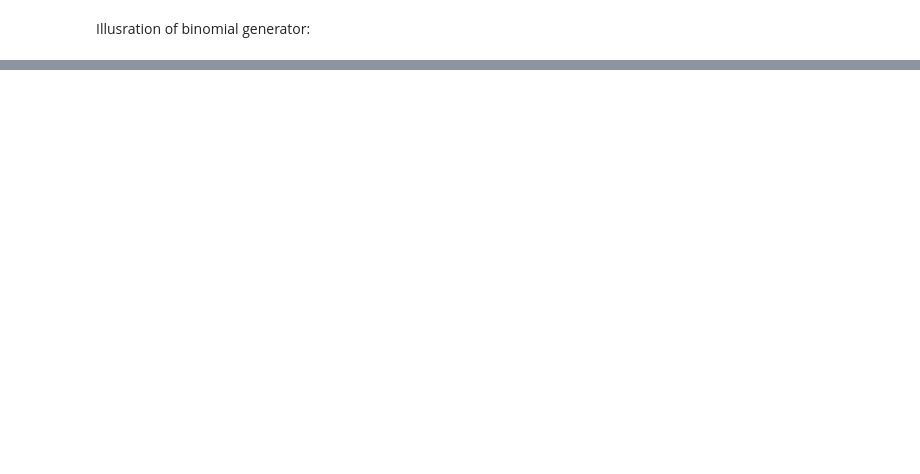
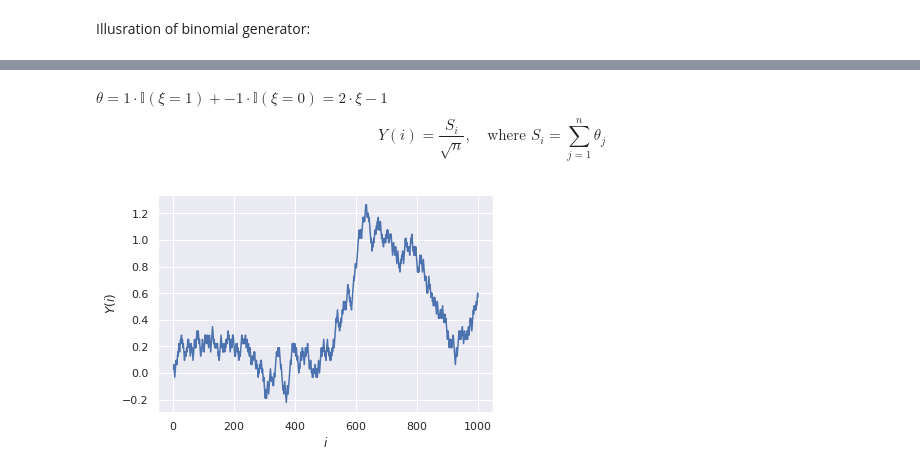
Before and after one commit to Arkadiy-Vladimirov/praktikum_7, a Jupyter notebook: task1.ipynb, the cells around one changed output, grey strips where cells are left out. Cells and saved outputs as stored; diff of their text form; code cells hidden in the pictures; blank space fills up the shorter version.

```diff
--- a/task1.ipynb
+++ b/task1.ipynb
@@ -94,0 +113,13 @@ print(np.size(a[a-(m+n) > 0]))
+# %% [markdown]
+$\theta = 1\cdot\mathbb{I}(\xi = 1) + -1\cdot\mathbb{I}(\xi = 0) = 2\cdot\xi - 1$
+$$Y(i) = \frac{S_i}{\sqrt{n}},\quad
+\text{where } S_i = \sum\limits_{j = 1}^{n} \theta_j$$
+# %%
+n = 1000
+bern_gen = gen_bernulli(0.5,n)
+Y = np.cumsum([(2*next(bern_gen) - 1) for i in range(n)])/math.sqrt(n)
+df = pd.DataFrame({r'$i$': [i for i in range(1,n+1)], r'$Y(i)$': Y})
+sns.lineplot(data=df, x=r'$i$', y=r'$Y(i)$')
+del n,bern_gen,Y,df
+# %% [output]
+[figure, added]
```
Also changed, not shown: parts of 9 cells of this notebook, 9 other files.
